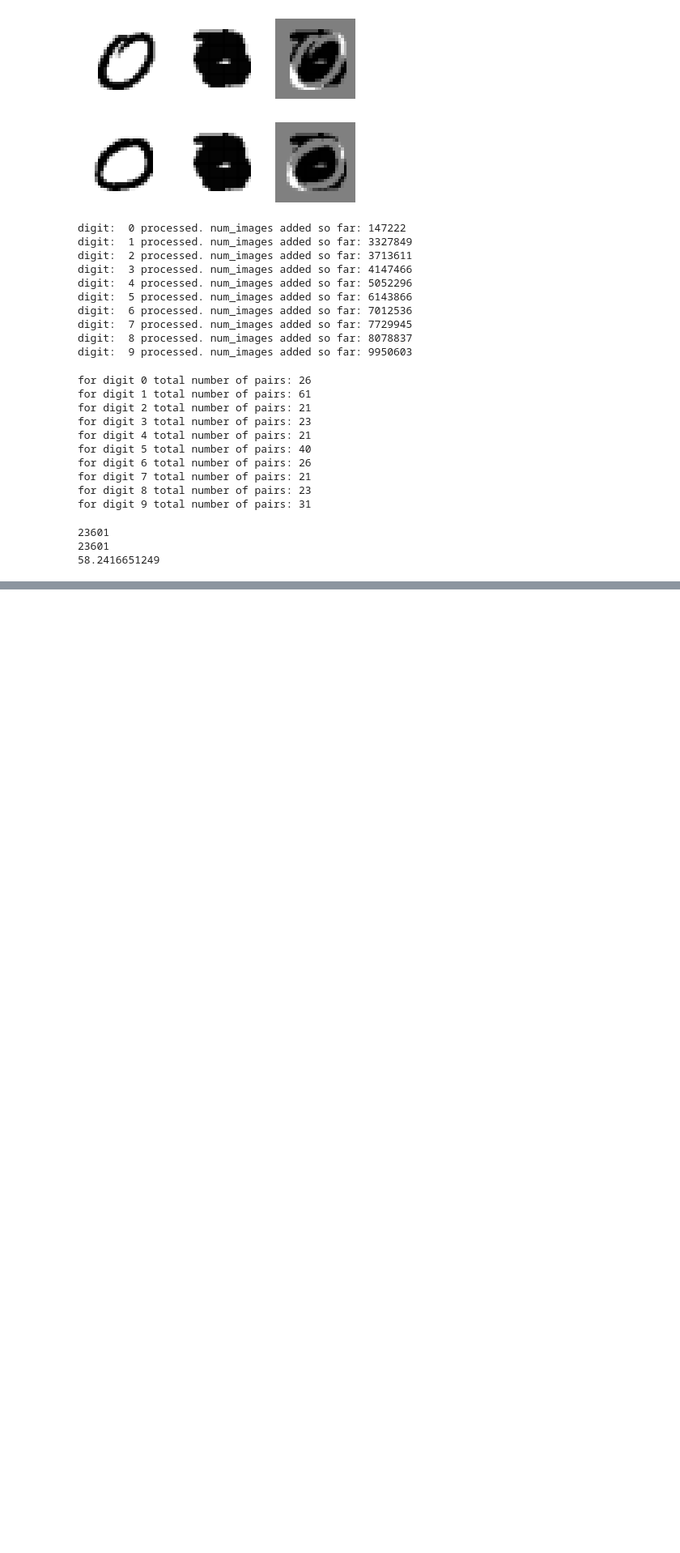
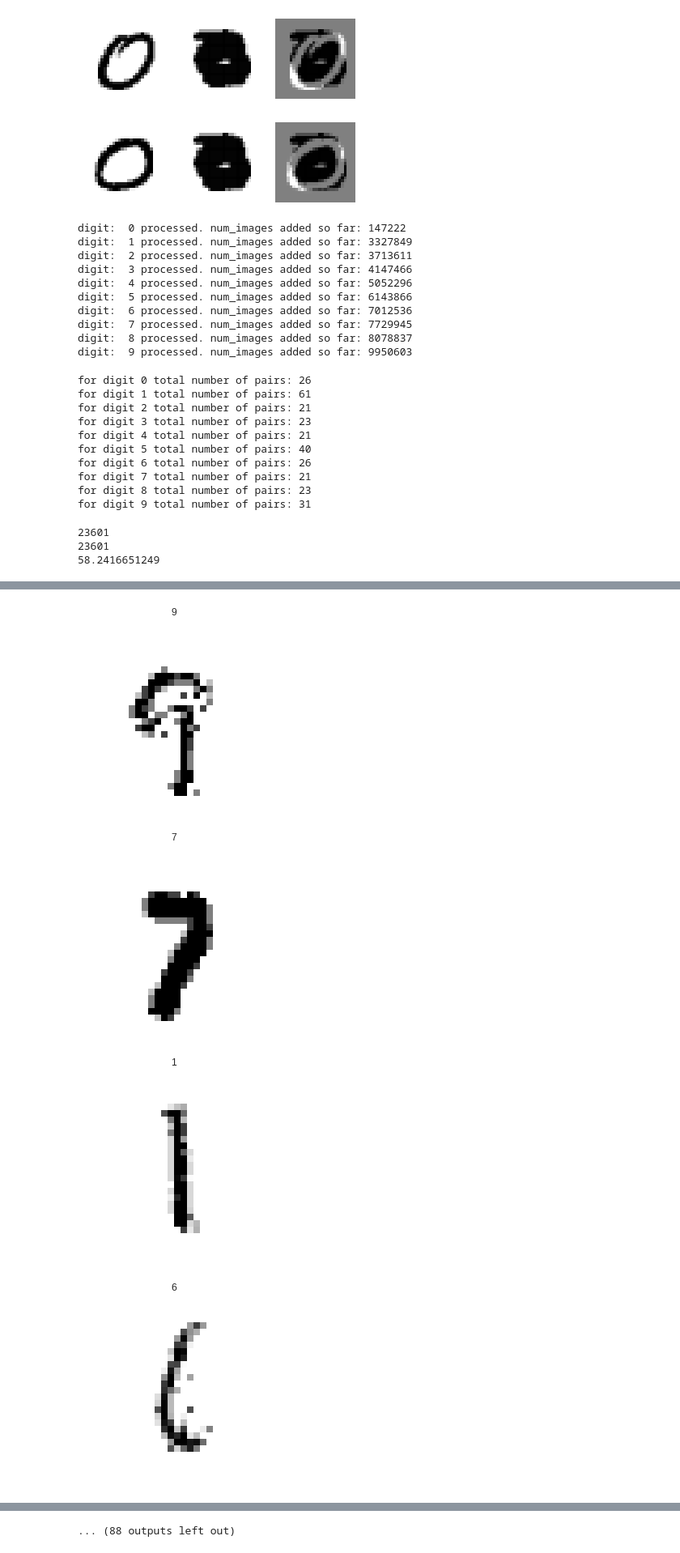
Before and after one commit to nkini/neural-networks-and-deep-learning, a Jupyter notebook: src/HW2.ipynb, the cells around one changed output, grey strips where cells are left out. Shown at 81% size. Saved outputs shown, nothing was run; the diff lists cells and outputs as text; code cells hidden in the pictures; blank space fills up the shorter version.

```diff
--- a/src/HW2.ipynb
+++ b/src/HW2.ipynb
@@ -533,0 +548,22 @@ processed digit 9
+# %%
+# Eyeballing our generated data - a random sample
+
+f = gzip.open('newdata/mnist-smooth-paths-training-data.pkl.gz')
+imgs,labs = cPickle.load(f)
+f.close()
+indices = random.sample(xrange(len(imgs)-1),100)
+for i in indices:
+    fig = plt.figure()
+    ax1 = fig.add_subplot(1,1,1)
+    ax1.matshow(unflatten_images([imgs[i]])[0], cmap = matplotlib.cm.binary)
+    plt.xticks(np.array([]))
+    plt.yticks(np.array([]))
+    plt.title(labs[i])
+    plt.show()
+
+# Looks good.
+# %% [output]
+[figure, added]
+[figure, added]
+[figure, added]
+[figure, added]
@@ -533,0 +578 @@ processed digit 9
+... (88 outputs left out)
```
Also changed, not shown: parts of 5 cells of this notebook, 1 other file.
